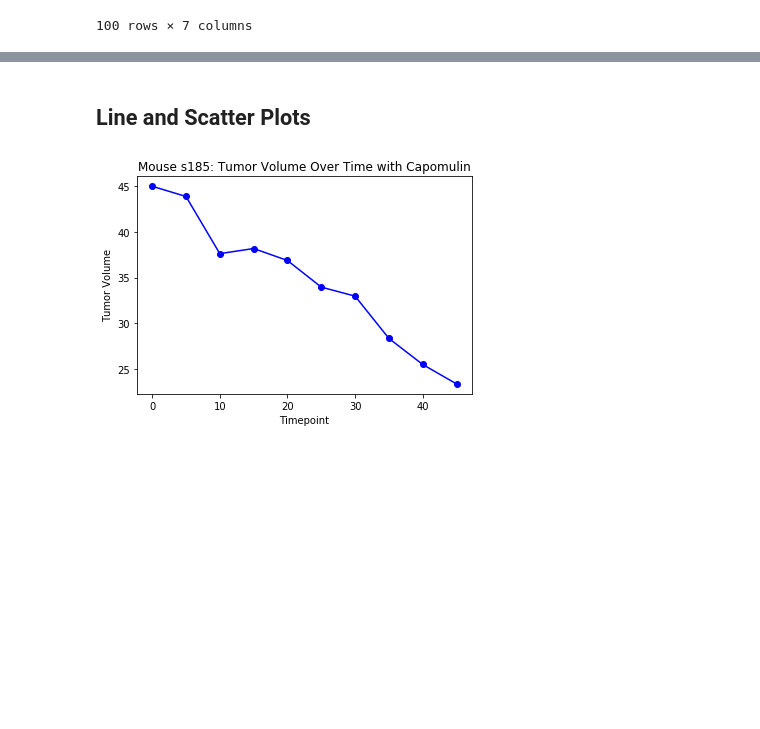
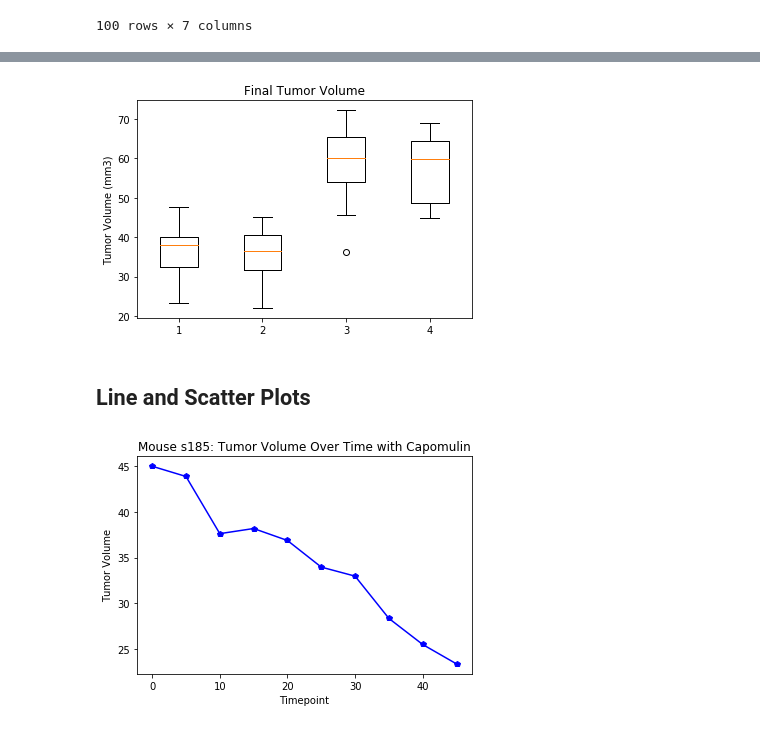
Before and after one commit to kwelter23/matplotlip, a Jupyter notebook: Pymaceuticals/pymaceuticals_starter.ipynb, the cells around one changed output, grey strips where cells are left out. Drawn from its saved outputs; the diff is of its cells as text; code cells hidden in the pictures; blank space fills up the shorter version.

```diff
--- a/Pymaceuticals/pymaceuticals_starter.ipynb
+++ b/Pymaceuticals/pymaceuticals_starter.ipynb
@@ -414,8 +414,8 @@ selected_drugs_df.drop_duplicates(subset='Mouse_ID', keep="last")
 
 last_timepoint_df = cleaned_data_df.drop_duplicates(subset='Mouse_ID', keep="last")
 indexed_last_timepoint_df = last_timepoint_df.set_index('Drug_Regimen')
-indexed_last_timepoint_df.loc[["Capomulin", "Ramicane", "Infubinol", "Ceftamin"]]
-
+final_volume_df = indexed_last_timepoint_df.loc[["Capomulin", "Ramicane", "Infubinol", "Ceftamin"]]
+final_volume_df
 # Merge this group df with the original dataframe to get the tumor volume at the last timepoint
 # %% [output]
 |  | Mouse_ID | Sex | Age_months | Weight_(g) | Timepoint | Tumor_Volume_(mm3) | Metastatic_Sites |
@@ -434,18 +434,37 @@ indexed_last_timepoint_df.loc[["Capomulin", "Ramicane", "Infubinol", "Ceftamin"]
 100 rows × 7 columns
 # %%
 # Put treatments into a list for for loop (and later for plot labels)
-
+treatments = ["Capomulin", "Ramicane", "Infubinol", "Ceftamin"]
 
 # Create empty list to fill with tumor vol data (for plotting)
-
+Capomulin_vol = []
+Ceftamin_vol = []
+Infubinol_vol = []
+Ketapril_vol = []
+Naftisol_vol = []
+Placebo_vol = []
+Propriva_vol = []
+Ramicane_vol = []
+Stelasyn_vol = []
+Zoniferol_vol = []
 
 # Calculate the IQR and quantitatively determine if there are any potential outliers.
 
 
     # Locate the rows which contain mice on each drug and get the tumor volumes
+cap_vol = final_volume_df.loc[["Capomulin"]]
+cap_vol = cap_vol.reset_index(drop=True)
+cap_vol
 
+ram_vol = final_volume_df.loc[["Ramicane"]]
+ram_vol = ram_vol.reset_index(drop=True)
+ram_vol
 
+inf_vol = final_volume_df.loc[["Infubinol"]]
+inf_vol = inf_vol.reset_index(drop=True)
+inf_vol
+
+cef_vol = final_volume_df.loc[["Ceftamin"]]
+cef_vol = cef_vol.reset_index(drop=True)
+cef_vol
     # add subset
-
-
-    # Determine outliers using upper and lower bounds
@@ -454,3 +499,17 @@ indexed_last_timepoint_df.loc[["Capomulin", "Ramicane", "Infubinol", "Ceftamin"]
+# %%
+data_1 = cap_vol["Tumor_Volume_(mm3)"]
+data_2 = ram_vol["Tumor_Volume_(mm3)"]
+data_3 = inf_vol["Tumor_Volume_(mm3)"]
+data_4 = cef_vol["Tumor_Volume_(mm3)"]
+data = [data_1, data_2, data_3, data_4]
+# %%
+plt.boxplot(data)
+plt.title('Final Tumor Volume')
+plt.ylabel('Tumor Volume (mm3)')
+
+plt.show()
+# %% [output]
+[figure, added]
 # %% [markdown]
 ## Line and Scatter Plots
 # %%
```
Also changed, not shown: parts of 8 cells of this notebook.
